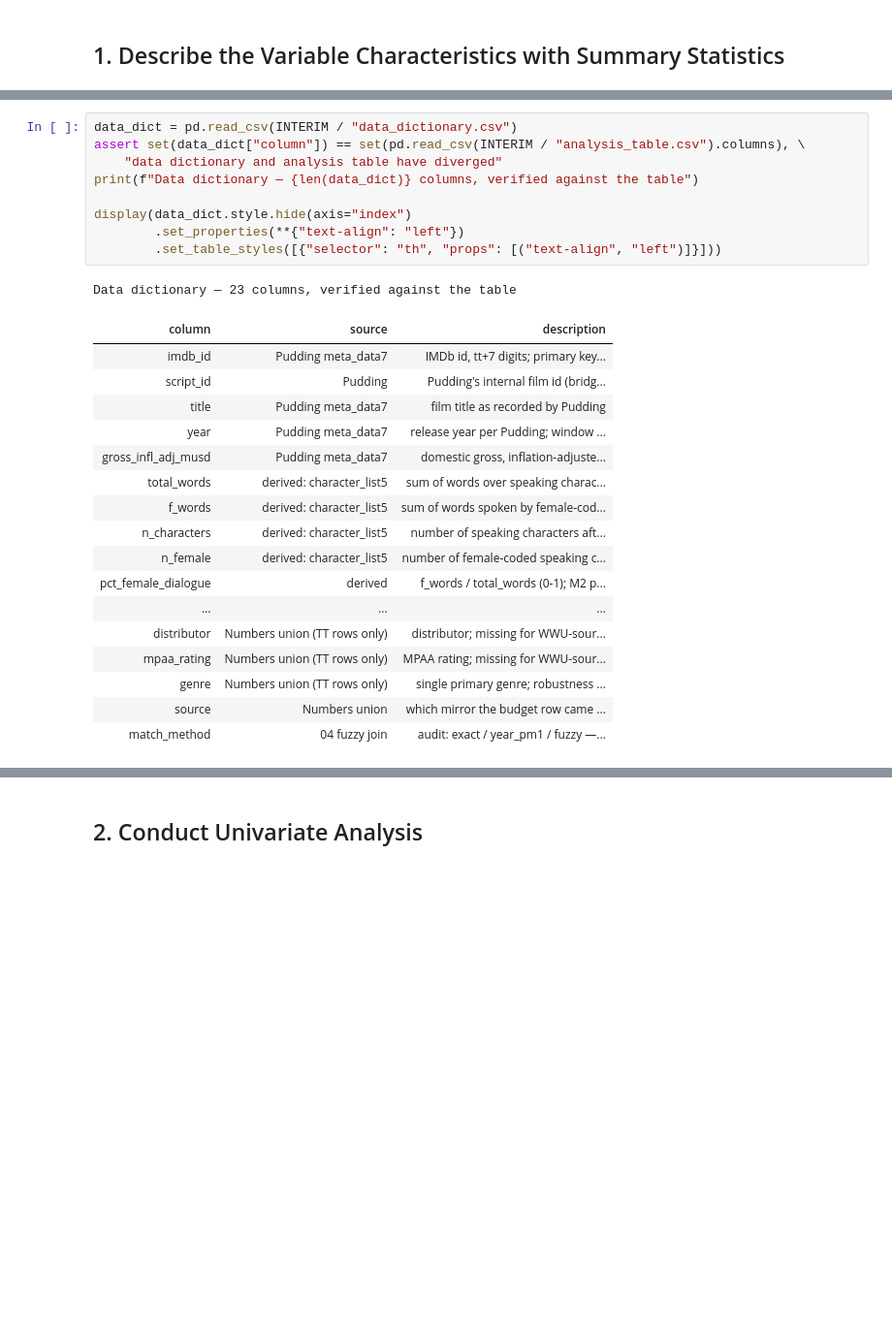
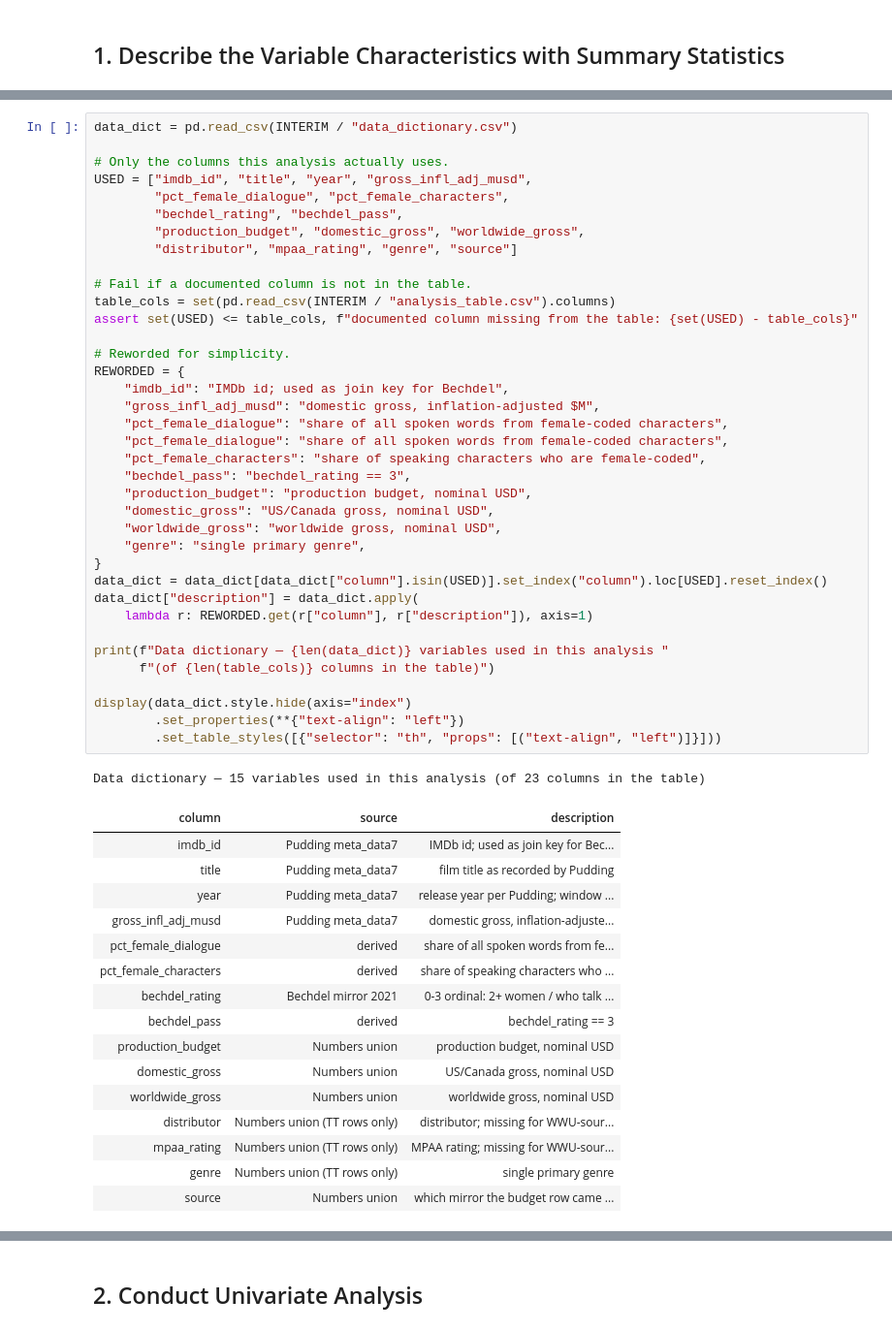
Before and after one commit to mckeeander/mckeeander.github.io, a Jupyter notebook: projects/bechdel/notebooks/DSC_530_FinalProject_McKee.ipynb, the cells around one changed output, grey strips where cells are left out. Shown at 97% size. Drawn from its saved outputs; the diff is of its cells as text; blank space fills up the shorter version.

```diff
--- a/projects/bechdel/notebooks/DSC_530_FinalProject_McKee.ipynb
+++ b/projects/bechdel/notebooks/DSC_530_FinalProject_McKee.ipynb
@@ -318,29 +320,56 @@ silently drift out of date.
 # %%
 data_dict = pd.read_csv(INTERIM / "data_dictionary.csv")
-assert set(data_dict["column"]) == set(pd.read_csv(INTERIM / "analysis_table.csv").columns), \
-    "data dictionary and analysis table have diverged"
-print(f"Data dictionary — {len(data_dict)} columns, verified against the table")
+
+# Only the columns this analysis actually uses.
+USED = ["imdb_id", "title", "year", "gross_infl_adj_musd",
+        "pct_female_dialogue", "pct_female_characters",
+        "bechdel_rating", "bechdel_pass",
+        "production_budget", "domestic_gross", "worldwide_gross",
+        "distributor", "mpaa_rating", "genre", "source"]
+
+# Fail if a documented column is not in the table.
+table_cols = set(pd.read_csv(INTERIM / "analysis_table.csv").columns)
+assert set(USED) <= table_cols, f"documented column missing from the table: {set(USED) - table_cols}"
+
+# Reworded for simplicity.
+REWORDED = {
+    "imdb_id": "IMDb id; used as join key for Bechdel",
+    "gross_infl_adj_musd": "domestic gross, inflation-adjusted $M",
+    "pct_female_dialogue": "share of all spoken words from female-coded characters",
+    "pct_female_dialogue": "share of all spoken words from female-coded characters",
+    "pct_female_characters": "share of speaking characters who are female-coded",
+    "bechdel_pass": "bechdel_rating == 3",
+    "production_budget": "production budget, nominal USD",
+    "domestic_gross": "US/Canada gross, nominal USD",
+    "worldwide_gross": "worldwide gross, nominal USD",
+    "genre": "single primary genre",
+}
+data_dict = data_dict[data_dict["column"].isin(USED)].set_index("column").loc[USED].reset_index()
+data_dict["description"] = data_dict.apply(
+    lambda r: REWORDED.get(r["column"], r["description"]), axis=1)
+
+print(f"Data dictionary — {len(data_dict)} variables used in this analysis "
+      f"(of {len(table_cols)} columns in the table)")
 
 display(data_dict.style.hide(axis="index")
         .set_properties(**{"text-align": "left"})
         .set_table_styles([{"selector": "th", "props": [("text-align", "left")]}]))
 # %% [output]
-Data dictionary — 23 columns, verified against the table
+Data dictionary — 15 variables used in this analysis (of 23 columns in the table)
 | column | source | description |
-| imdb_id | Pudding meta_data7 | IMDb id, tt+7 digits; primary key... |
-| script_id | Pudding | Pudding's internal film id (bridg... |
+| imdb_id | Pudding meta_data7 | IMDb id; used as join key for Bec... |
 | title | Pudding meta_data7 | film title as recorded by Pudding |
 | year | Pudding meta_data7 | release year per Pudding; window ... |
 | gross_infl_adj_musd | Pudding meta_data7 | domestic gross, inflation-adjuste... |
-| total_words | derived: character_list5 | sum of words over speaking charac... |
-| f_words | derived: character_list5 | sum of words spoken by female-cod... |
-| n_characters | derived: character_list5 | number of speaking characters aft... |
-| n_female | derived: character_list5 | number of female-coded speaking c... |
-| pct_female_dialogue | derived | f_words / total_words (0-1); M2 p... |
-| ... | ... | ... |
+| pct_female_dialogue | derived | share of all spoken words from fe... |
+| pct_female_characters | derived | share of speaking characters who ... |
+| bechdel_rating | Bechdel mirror 2021 | 0-3 ordinal: 2+ women / who talk ... |
+| bechdel_pass | derived | bechdel_rating == 3 |
+| production_budget | Numbers union | production budget, nominal USD |
+| domestic_gross | Numbers union | US/Canada gross, nominal USD |
+| worldwide_gross | Numbers union | worldwide gross, nominal USD |
 | distributor | Numbers union (TT rows only) | distributor; missing for WWU-sour... |
 | mpaa_rating | Numbers union (TT rows only) | MPAA rating; missing for WWU-sour... |
-| genre | Numbers union (TT rows only) | single primary genre; robustness ... |
+| genre | Numbers union (TT rows only) | single primary genre |
 | source | Numbers union | which mirror the budget row came ... |
-| match_method | 04 fuzzy join | audit: exact / year_pm1 / fuzzy —... |
 # %%
```
Also changed, not shown: parts of 81 cells of this notebook, 6 other files.
